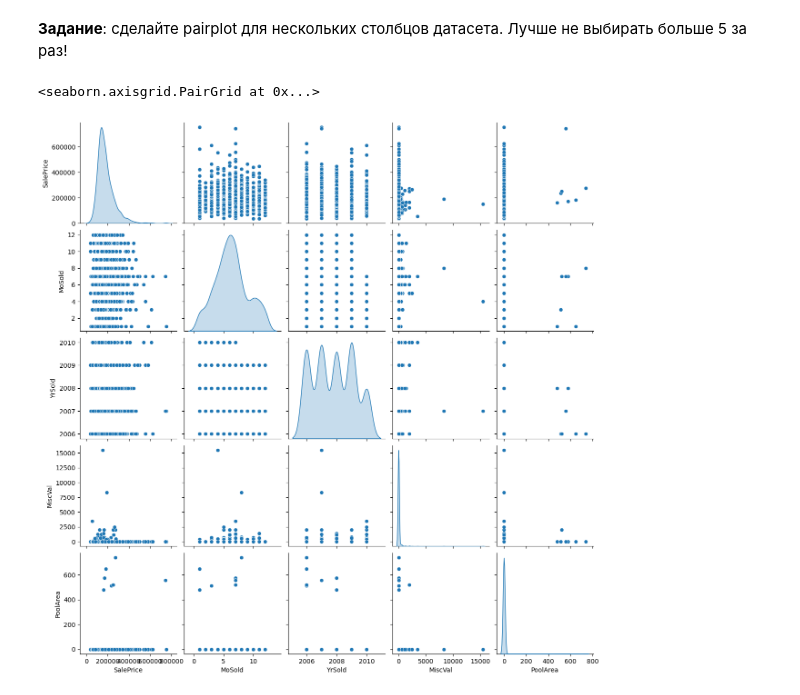
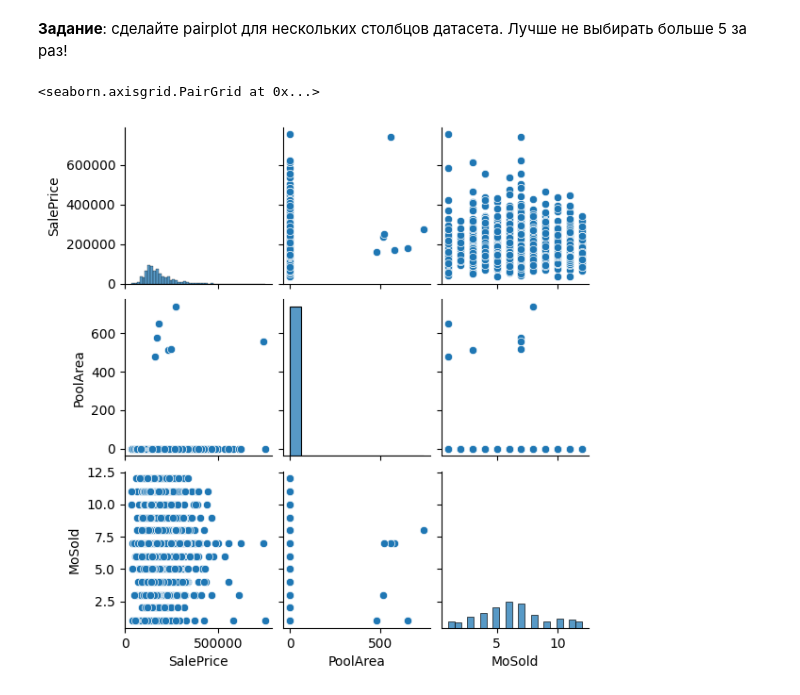
Before and after one commit to romplle/spbu-ai-fundamentals, a Jupyter notebook: practicum_1/practicum_1.ipynb, the cells around one changed output. Cells and saved outputs as stored; diff of their text form; code cells hidden in the pictures.

```diff
--- a/practicum_1/practicum_1.ipynb
+++ b/practicum_1/practicum_1.ipynb
@@ -1809,9 +1809,9 @@ plt.show()
 # %% [markdown]
 **Задание**: сделайте pairplot для нескольких столбцов датасета. Лучше не выбирать больше 5 за раз!
 # %%
-selected_columns = ['SalePrice', 'MoSold', 'YrSold', 'MiscVal', 'PoolArea']
+selected_columns = ['SalePrice', 'PoolArea', 'MoSold']
 df_selected = df_csv[selected_columns]
-sns.pairplot(df_selected, diag_kind="kde", height=2.5)
+sns.pairplot(df_selected, height=2)
 # %% [output]
 <seaborn.axisgrid.PairGrid at 0x...>
-[figure, old version]
+[figure, new version]
```
Also changed, not shown: parts of 1 cell of this notebook.
